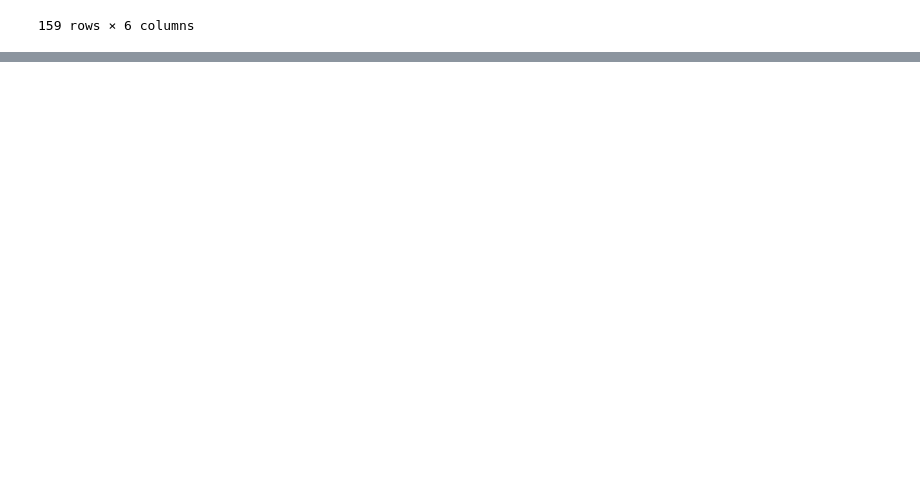
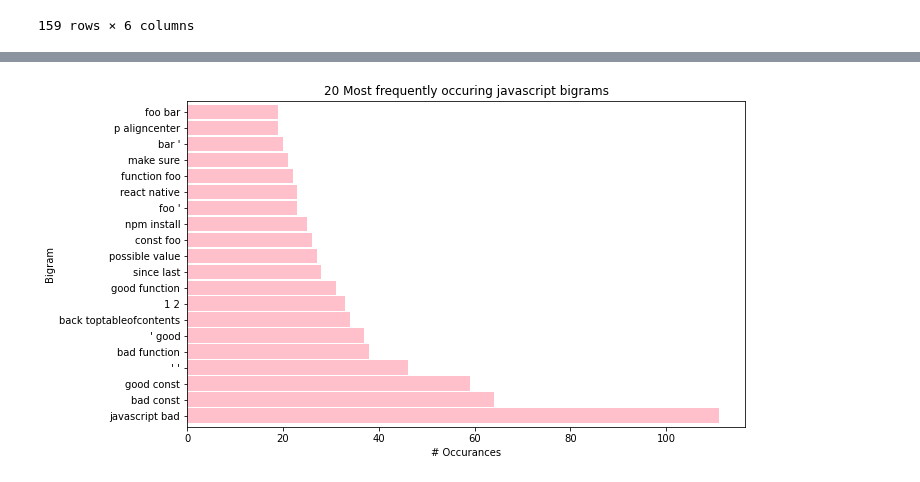
Before and after one commit to NLP-project-github/nlp-project, a Jupyter notebook: initial_notebook_michael.ipynb, the cells around one changed output, grey strips where cells are left out. Saved outputs shown, nothing was run; the diff lists cells and outputs as text; code cells hidden in the pictures; blank space fills up the shorter version.

```diff
--- a/initial_notebook_michael.ipynb
+++ b/initial_notebook_michael.ipynb
@@ -295,0 +310,5 @@ df
+# %%
+JavaScript_words = ' '.join(JavaScript_words.lemmatized).split()
+Python_words = ' '.join(Python_words.lemmatized).split()
+Java_words = ' '.join(Java_words.lemmatized).split()
+C_plus_plus_words = ' '.join(C_plus_plus_words.lemmatized).split()
@@ -295,0 +416,13 @@ df
+# %%
+top_20_javascript_bigrams.sort_values(ascending=False).plot.barh(color='pink', width=.9, figsize=(10, 6))
+
+plt.title('20 Most frequently occuring javascript bigrams')
+plt.ylabel('Bigram')
+plt.xlabel('# Occurances')
+
+# make the labels pretty
+ticks, _ = plt.yticks()
+labels = top_20_javascript_bigrams.reset_index()['index'].apply(lambda t: t[0] + ' ' + t[1])
+_ = plt.yticks(ticks, labels)
+# %% [output]
+[figure, added]
```
Also changed, not shown: parts of 13 cells of this notebook.
